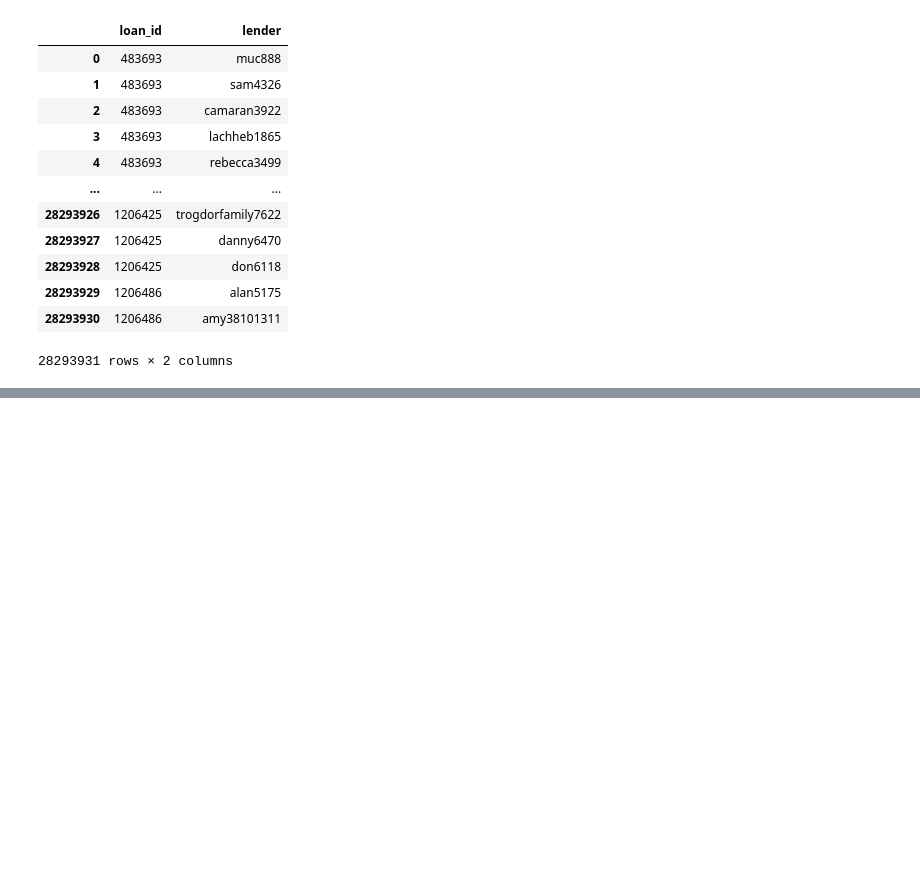
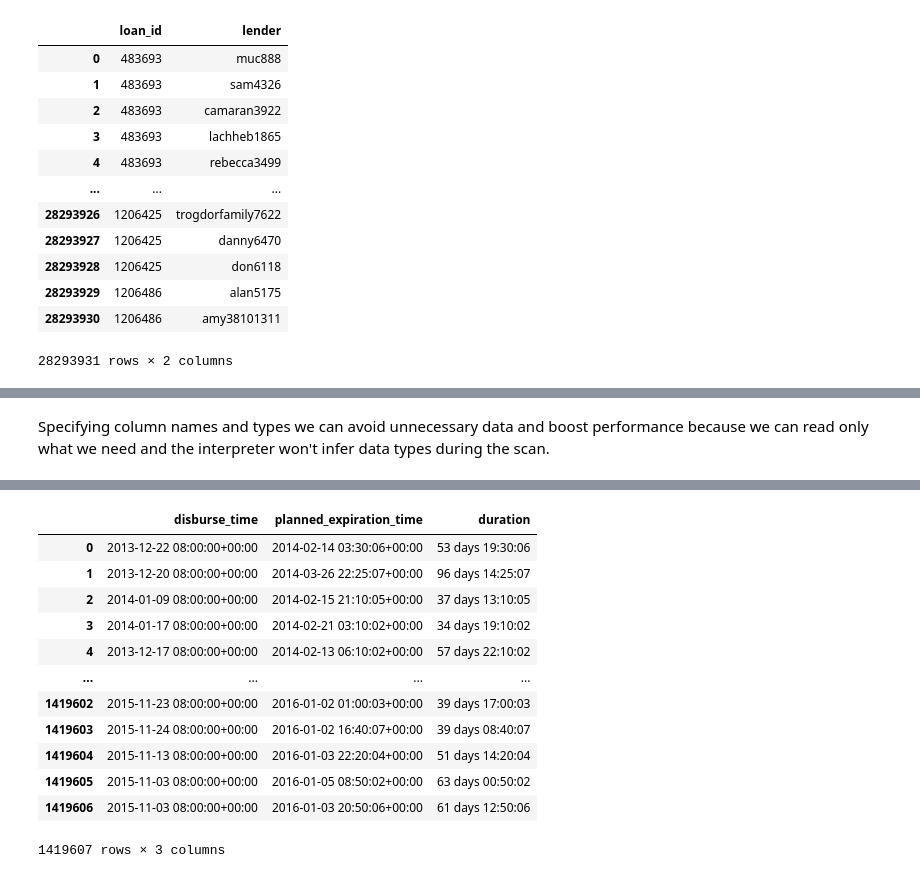
Before and after one commit to kayne87/FoCS, a Jupyter notebook: FoCS.ipynb, the cells around one changed output, grey strips where cells are left out. Cells and saved outputs as stored; diff of their text form; code cells hidden in the pictures; blank space fills up the shorter version.

```diff
--- a/FoCS.ipynb
+++ b/FoCS.ipynb
@@ -72,0 +79,16 @@ df_loan_lenders
+# %% [markdown]
+Specifying column names and types we can avoid unnecessary data and boost performance because we can read only what we need and the interpreter won't infer data types during the scan.
+# %%
+%%time
+df_loans = pd.read_csv('kiva-kaggle/loans.csv',
+                       usecols=['loan_id', 'disburse_time', 'planned_expiration_time', 'country_code', 'country_name', 'loan_amount'],
+                       dtype={'loan_id': np.int32, 'disburse_time': 'str', 'planned_expiration_time': 'str', 'country_code': 'str', 'country_name': 'str', 'loan_amount': 'float'})
+
+#it should be possible to parse datetime by specifying a lambda parser in read_csv method but
+#with vectorized operations we saved more then 2 minutes for this loading.
+df_loans['planned_expiration_time'] = pd.to_datetime(df_loans['planned_expiration_time'])
+df_loans['disburse_time']= pd.to_datetime(df_loans['disburse_time'])
+df_loans["duration"] = df_loans['planned_expiration_time'] - df_loans['disburse_time']
+
+df_loans[['disburse_time', 'planned_expiration_time', 'duration']]
+# %% [output]
@@ -72,0 +96,13 @@ df_loan_lenders
+|  | disburse_time | planned_expiration_time | duration |
+| 0 | 2013-12-22 08:00:00+00:00 | 2014-02-14 03:30:06+00:00 | 53 days 19:30:06 |
+| 1 | 2013-12-20 08:00:00+00:00 | 2014-03-26 22:25:07+00:00 | 96 days 14:25:07 |
+| 2 | 2014-01-09 08:00:00+00:00 | 2014-02-15 21:10:05+00:00 | 37 days 13:10:05 |
+| 3 | 2014-01-17 08:00:00+00:00 | 2014-02-21 03:10:02+00:00 | 34 days 19:10:02 |
+| 4 | 2013-12-17 08:00:00+00:00 | 2014-02-13 06:10:02+00:00 | 57 days 22:10:02 |
+| ... | ... | ... | ... |
+| 1419602 | 2015-11-23 08:00:00+00:00 | 2016-01-02 01:00:03+00:00 | 39 days 17:00:03 |
+| 1419603 | 2015-11-24 08:00:00+00:00 | 2016-01-02 16:40:07+00:00 | 39 days 08:40:07 |
+| 1419604 | 2015-11-13 08:00:00+00:00 | 2016-01-03 22:20:04+00:00 | 51 days 14:20:04 |
+| 1419605 | 2015-11-03 08:00:00+00:00 | 2016-01-05 08:50:02+00:00 | 63 days 00:50:02 |
+| 1419606 | 2015-11-03 08:00:00+00:00 | 2016-01-03 20:50:06+00:00 | 61 days 12:50:06 |
+1419607 rows × 3 columns
```
Also changed, not shown: parts of 22 cells of this notebook.
